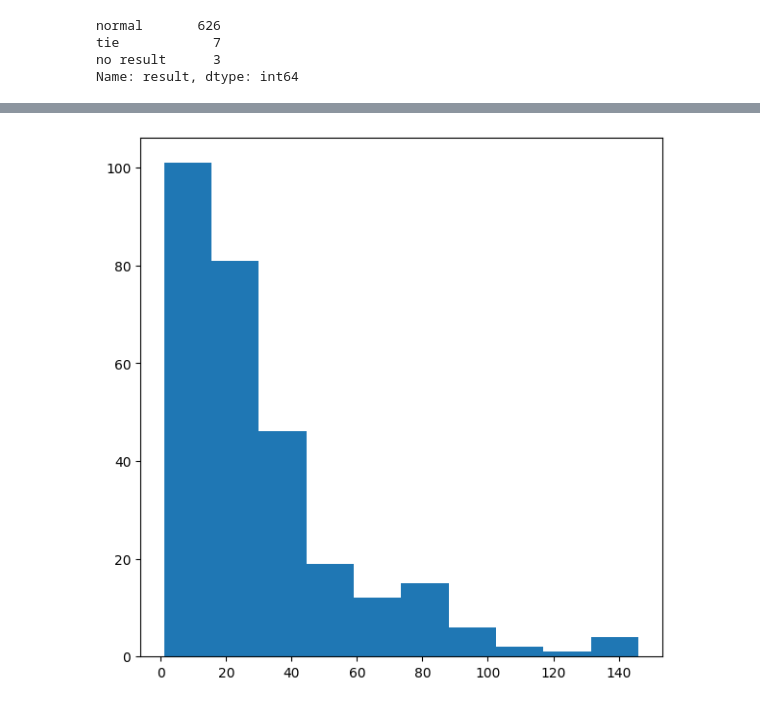
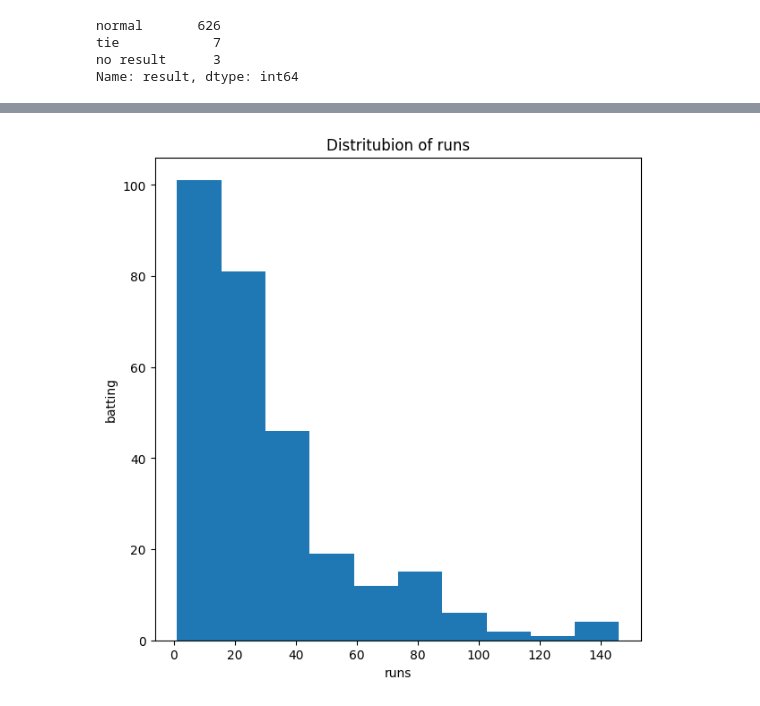
Before and after one commit to ijazkhan101/IPL-Data-Set-Data-analysis-with-Pandas, a Jupyter notebook: EdaOnIPLData.ipynb, the cells around one changed output, grey strips where cells are left out. Saved outputs shown, nothing was run; the diff lists cells and outputs as text; code cells hidden in the pictures.

```diff
--- a/EdaOnIPLData.ipynb
+++ b/EdaOnIPLData.ipynb
@@ -107,10 +107,14 @@ batting_1st.head(5)
 # %%
 # making  a histogram
 plt.figure(figsize=(7,7))
 plt.hist(batting_1st['win_by_runs'])
+plt.title('Distritubion of runs')
+plt.xlabel('runs')
+plt.ylabel('batting')
+
 plt.show()
 # %% [output]
-[figure, old version]
+[figure, new version]
 # %%
 # find out the number of win by each team while batting 1st
 batting_1st['winner'].value_counts()
```
Also changed, not shown: parts of 2 cells of this notebook.
